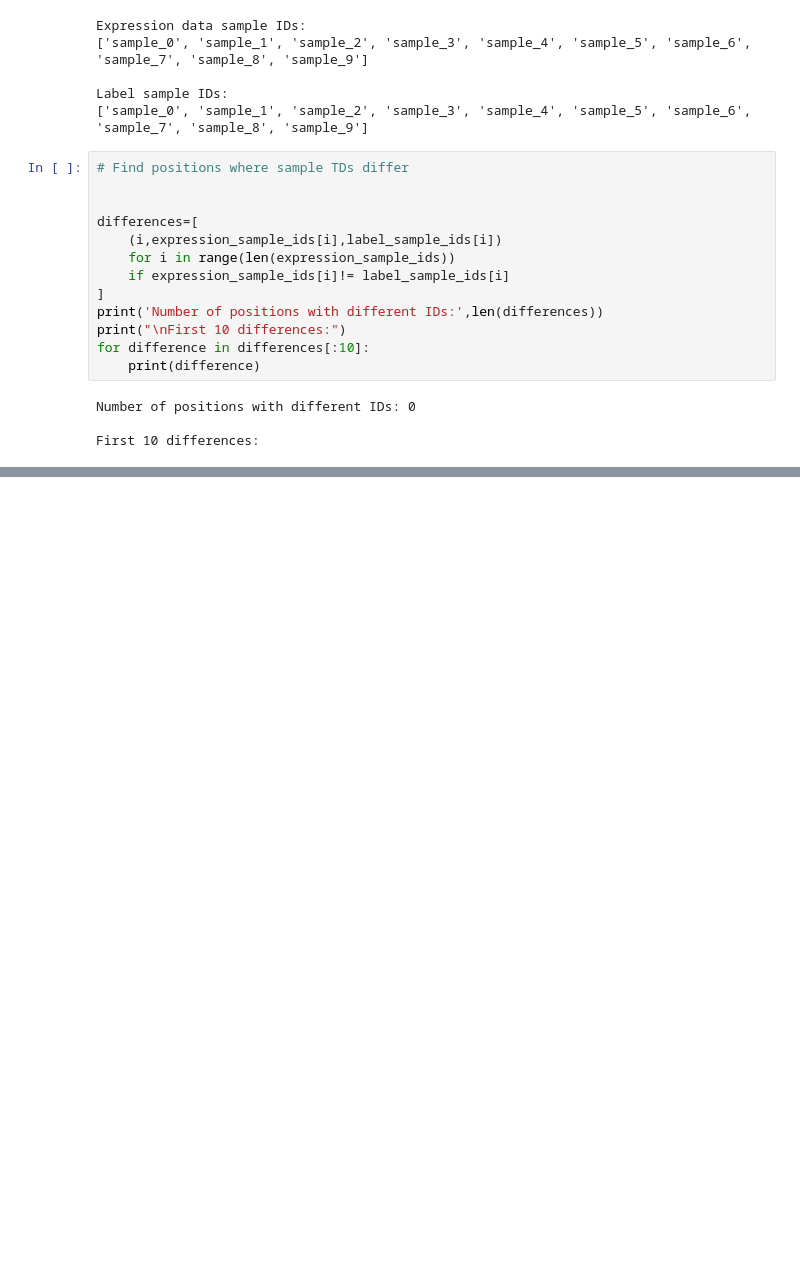
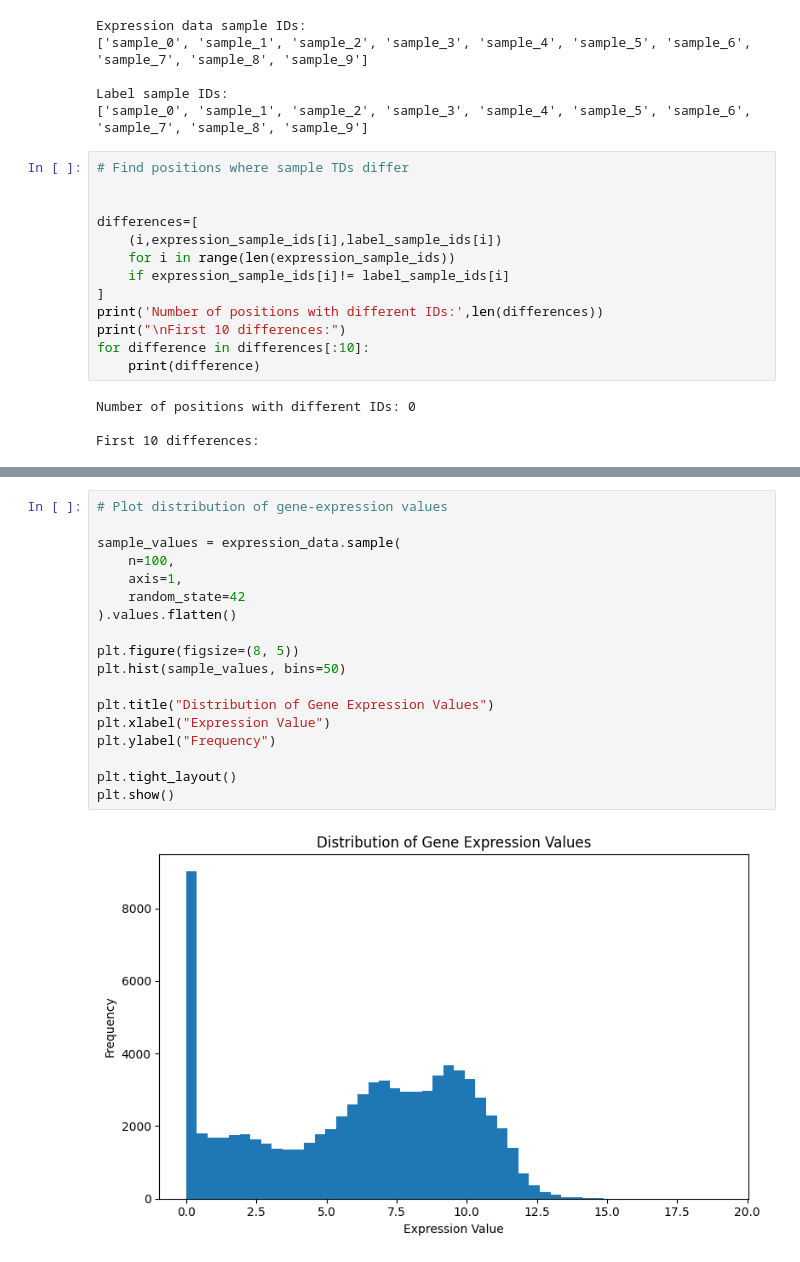
Before and after one commit to Ishika0310/cancer-gene-expression-ml, a Jupyter notebook: notebooks/01_data_exploration.ipynb, the cells around one changed output, grey strips where cells are left out. Saved outputs shown, nothing was run; the diff lists cells and outputs as text; blank space fills up the shorter version.

```diff
--- a/notebooks/01_data_exploration.ipynb
+++ b/notebooks/01_data_exploration.ipynb
@@ -244,0 +312,20 @@ First 10 differences:
+# %%
+# Plot distribution of gene-expression values
+
+sample_values = expression_data.sample(
+    n=100,
+    axis=1,
+    random_state=42
+).values.flatten()
+
+plt.figure(figsize=(8, 5))
+plt.hist(sample_values, bins=50)
+
+plt.title("Distribution of Gene Expression Values")
+plt.xlabel("Expression Value")
+plt.ylabel("Frequency")
+
+plt.tight_layout()
+plt.show()
+# %% [output]
+[figure, added]
```
Also changed, not shown: parts of 5 cells of this notebook.
